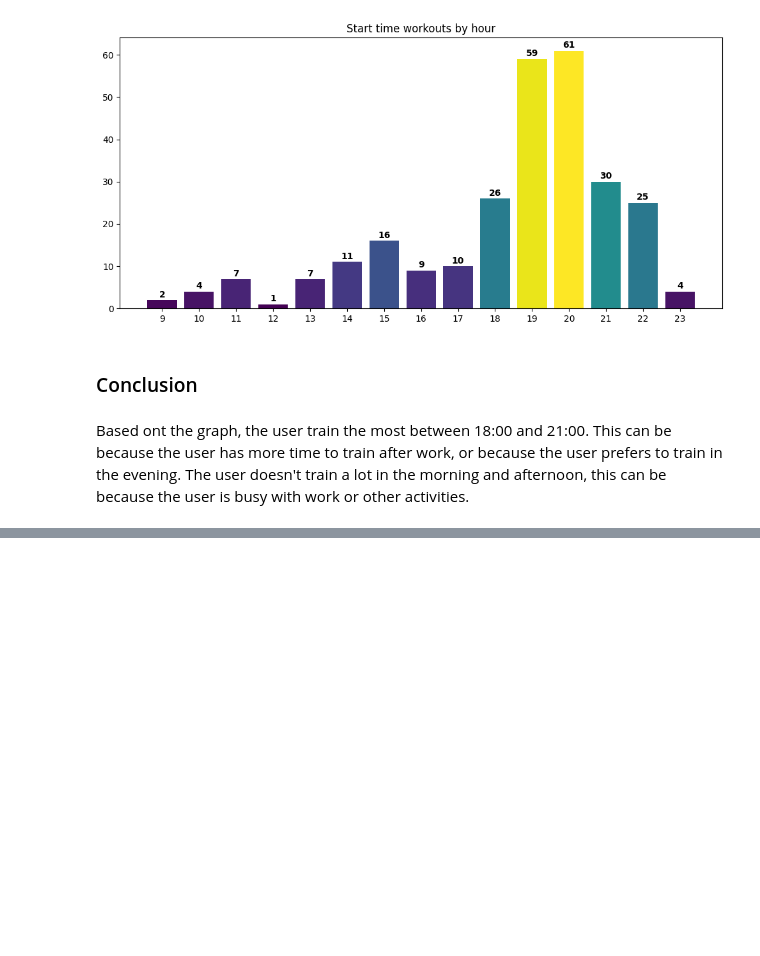
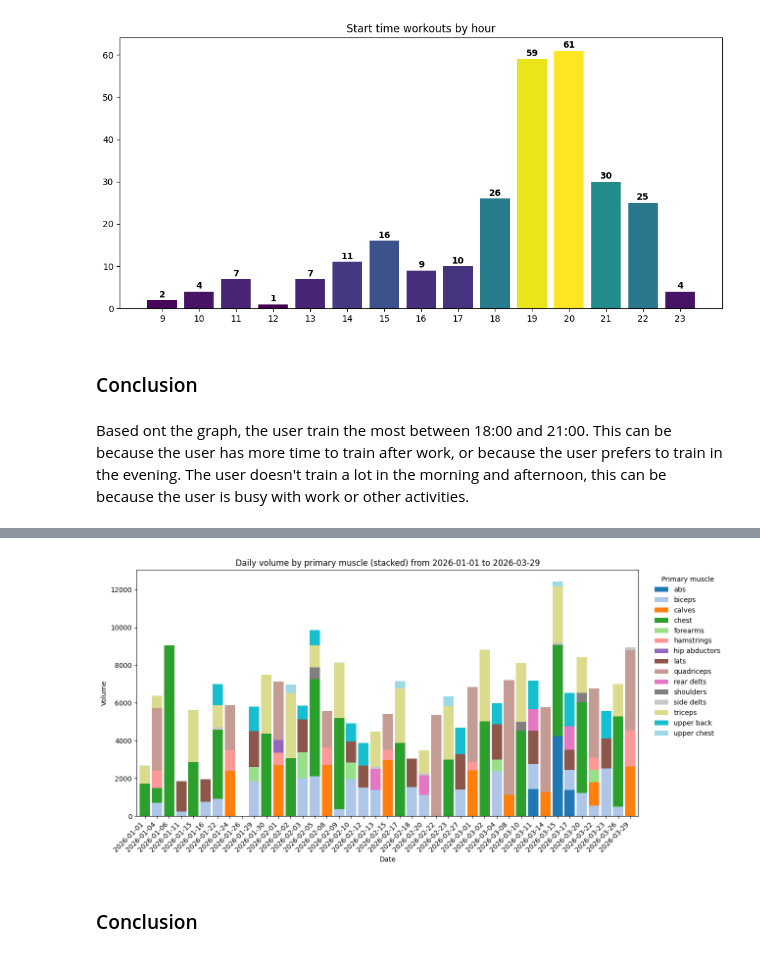
Before and after one commit to hneandro/workout_dashboard, a Jupyter notebook: 05_research_questions.ipynb, the cells around one changed output, grey strips where cells are left out. Drawn from its saved outputs; the diff is of its cells as text; code cells hidden in the pictures; blank space fills up the shorter version.

```diff
--- a/05_research_questions.ipynb
+++ b/05_research_questions.ipynb
@@ -348,0 +454,41 @@ Based ont the graph, the user train the most between 18:00 and 21:00. This can b
+# %%
+stacked = (
+    plot_df[plot_df['date_short'].dt.year == 2026]
+    .pivot(index="date_short", columns="primary_muscle", values="volume")
+    .fillna(0)
+    .sort_index()
+)
+
+ax = stacked.plot(
+    kind="bar",
+    stacked=True,
+    figsize=(13, 6.5),
+    width=0.85,
+    colormap="tab20",  # or pass color= list of len(columns)
+)
+ax.set_xlabel("Date")
+ax.set_ylabel("Volume")
+min_date = plot_df['date_short'][plot_df['date_short'].dt.year == 2026].min()
+max_date = plot_df['date_short'][plot_df['date_short'].dt.year == 2026].max()
+
+min_date = min_date.strftime("%Y-%m-%d")
+max_date = max_date.strftime("%Y-%m-%d")
+
+ax.set_title(f"Daily volume by primary muscle (stacked) from {min_date} to {max_date}")
+
+ax.set_xticks(range(len(stacked)))
+ax.set_xticklabels(
+    [d.strftime("%Y-%m-%d") for d in stacked.index],
+    rotation=45,
+    ha="right",
+)
+
+plt.setp(ax.xaxis.get_majorticklabels(), rotation=45, ha="right")
+ax.legend(title="Primary muscle", bbox_to_anchor=(1.02, 1), loc="upper left", frameon=False)
+plt.xticks(rotation=45, ha="right")
+plt.tight_layout()
+plt.show()
+# %% [output]
+[figure, added]
+# %% [markdown]
+### Conclusion
```
Also changed, not shown: parts of 42 cells of this notebook, 1 other file.
